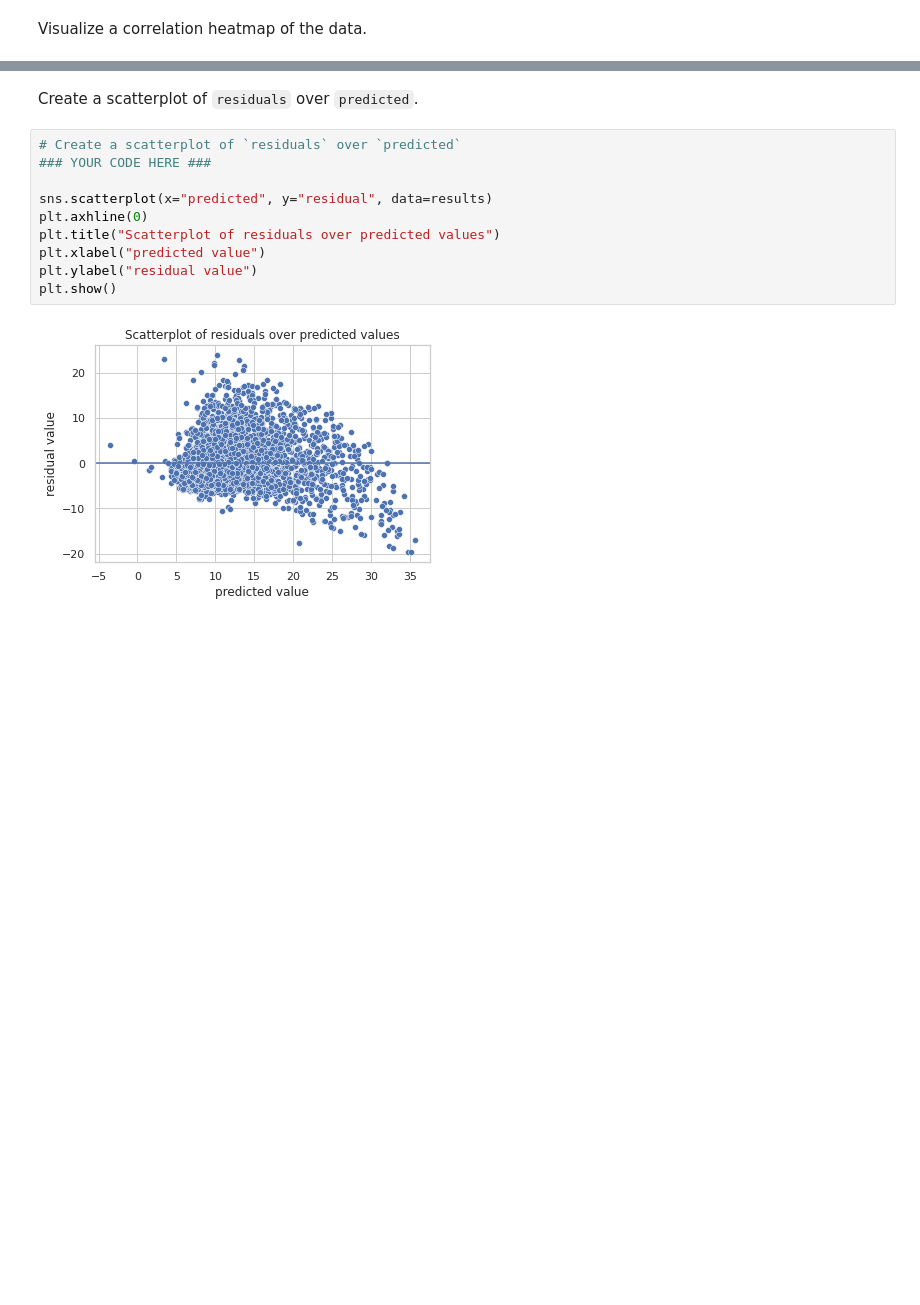
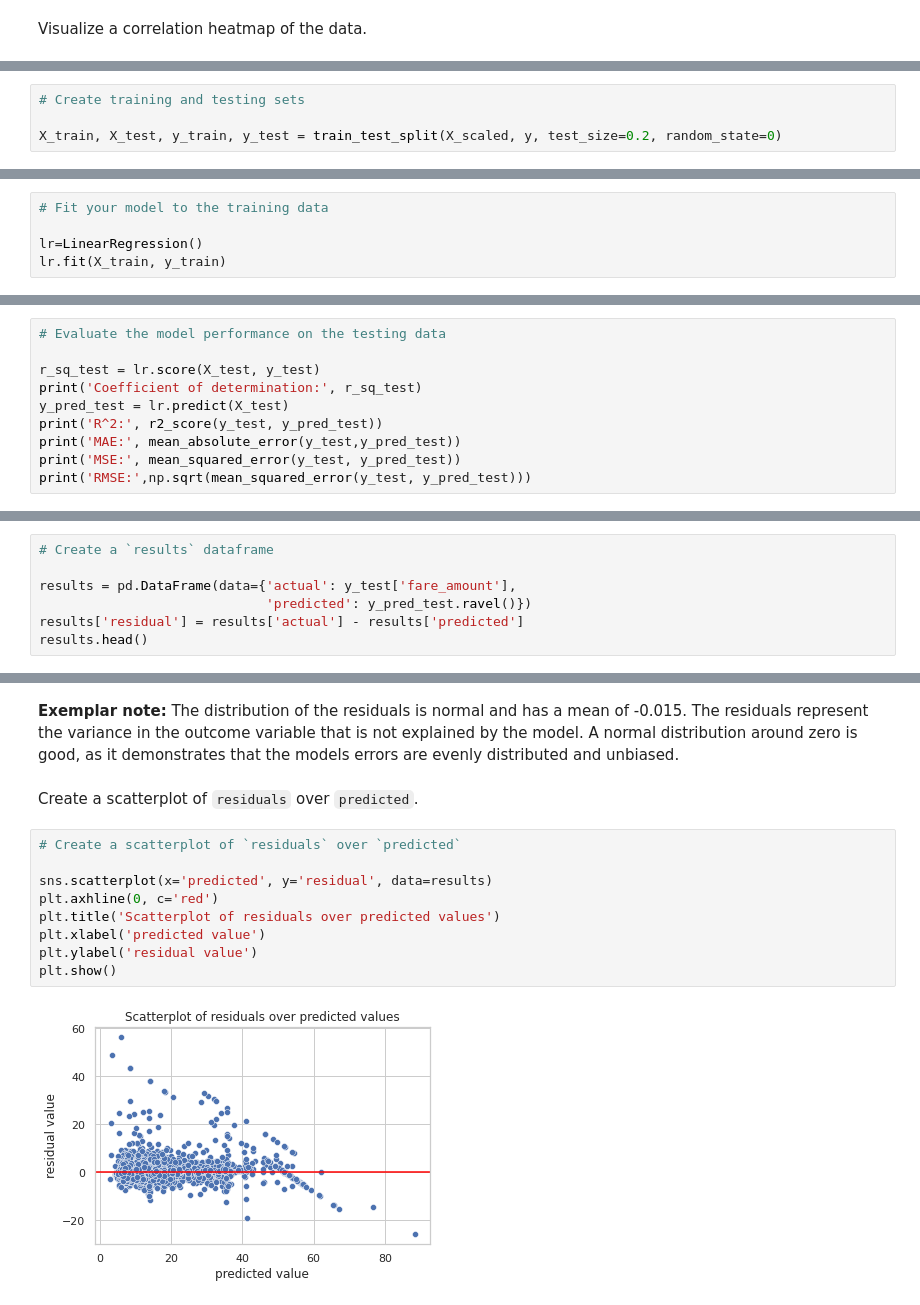
Before and after one commit to dennislamcv1/GoogleADA, a Jupyter notebook: Regression Analysis/Exemplar_ Course 5 Automatidata project lab.ipynb, the cells around one changed output, grey strips where cells are left out. Cells and saved outputs as stored; diff of their text form; blank space fills up the shorter version.

```diff
--- a/Regression Analysis/Exemplar_ Course 5 Automatidata project lab.ipynb
+++ b/Regression Analysis/Exemplar_ Course 5 Automatidata project lab.ipynb
@@ -625,0 +888,4 @@ plt.show()
+# %%
+# Create training and testing sets
+
+X_train, X_test, y_train, y_test = train_test_split(X_scaled, y, test_size=0.2, random_state=0)
@@ -625,0 +894,5 @@ plt.show()
+# %%
+# Fit your model to the training data
+
+lr=LinearRegression()
+lr.fit(X_train, y_train)
@@ -625,0 +927,10 @@ plt.show()
+# %%
+# Evaluate the model performance on the testing data
+
+r_sq_test = lr.score(X_test, y_test)
+print('Coefficient of determination:', r_sq_test)
+y_pred_test = lr.predict(X_test)
+print('R^2:', r2_score(y_test, y_pred_test))
+print('MAE:', mean_absolute_error(y_test,y_pred_test))
+print('MSE:', mean_squared_error(y_test, y_pred_test))
+print('RMSE:',np.sqrt(mean_squared_error(y_test, y_pred_test)))
@@ -625,0 +959,7 @@ plt.show()
+# %%
+# Create a `results` dataframe
+
+results = pd.DataFrame(data={'actual': y_test['fare_amount'],
+                             'predicted': y_pred_test.ravel()})
+results['residual'] = results['actual'] - results['predicted']
+results.head()
@@ -626,14 +1010,15 @@ plt.show()
+# %% [markdown]
+**Exemplar note:** The distribution of the residuals is normal and has a mean of -0.015. The residuals represent the variance in the outcome variable that is not explained by the model. A normal distribution around zero is good, as it demonstrates that the models errors are evenly distributed and unbiased.
 # %% [markdown]
 Create a scatterplot of `residuals` over `predicted`.
 # %%
 # Create a scatterplot of `residuals` over `predicted`
-### YOUR CODE HERE ###
 
-sns.scatterplot(x="predicted", y="residual", data=results)
-plt.axhline(0)
-plt.title("Scatterplot of residuals over predicted values")
-plt.xlabel("predicted value")
-plt.ylabel("residual value")
+sns.scatterplot(x='predicted', y='residual', data=results)
+plt.axhline(0, c='red')
+plt.title('Scatterplot of residuals over predicted values')
+plt.xlabel('predicted value')
+plt.ylabel('residual value')
 plt.show()
 # %% [output]
-[figure, old version]
+[figure, new version]
```
Also changed, not shown: parts of 180 cells of this notebook, 1 other file.
